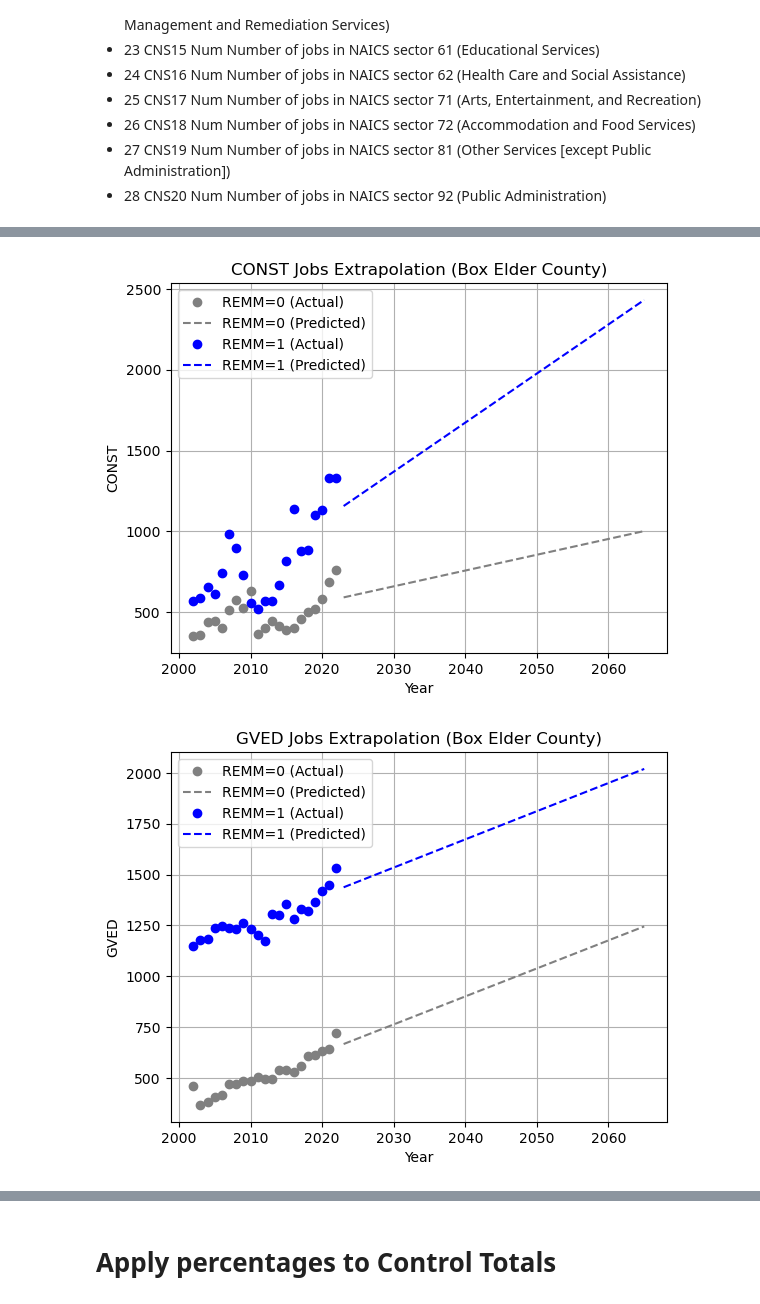
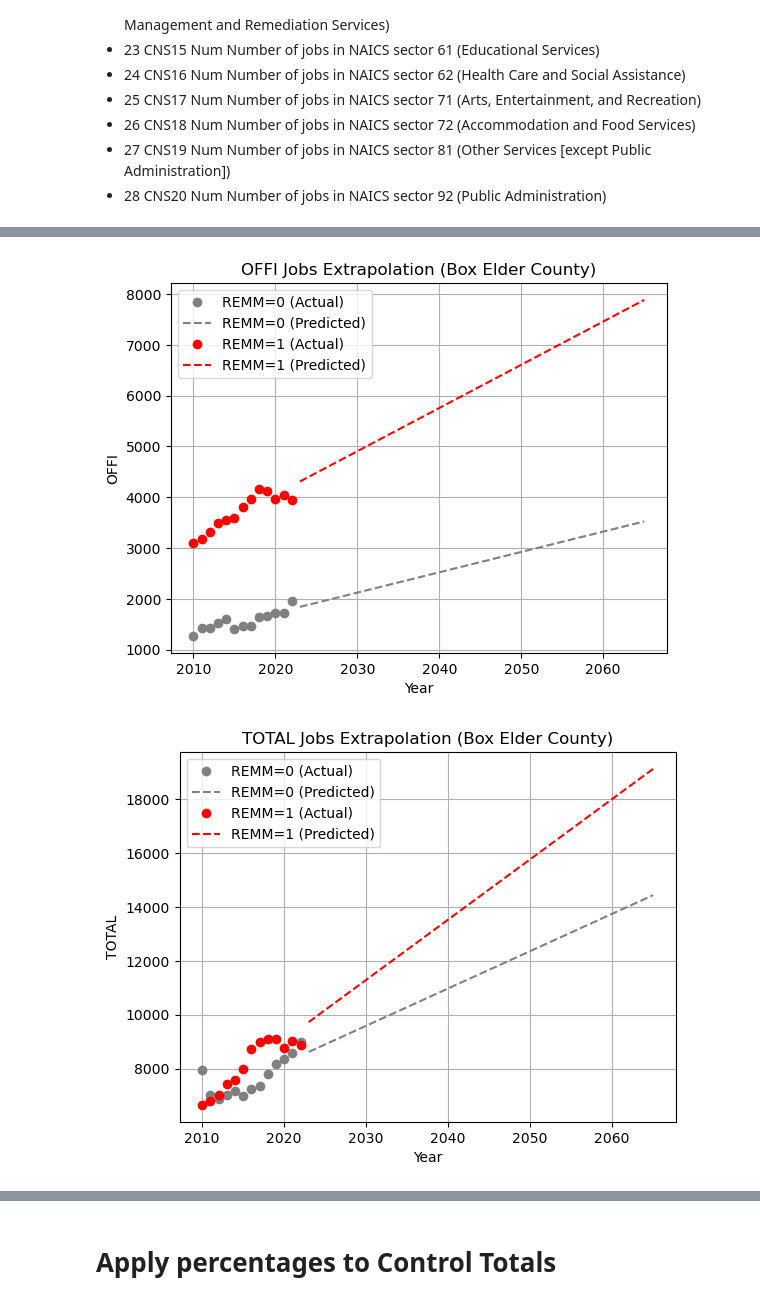
Before and after one commit to WFRCAnalytics/REMM-WF-Model-Area-Splits, a Jupyter notebook: Box-Elder-County-Split.ipynb, the cells around one changed output, grey strips where cells are left out. Saved outputs shown, nothing was run; the diff lists cells and outputs as text; code cells hidden in the pictures.

Commit message:
chart tweaks, added relative paths, added weber county

```diff
--- a/Box-Elder-County-Split.ipynb
+++ b/Box-Elder-County-Split.ipynb
@@ -317,7 +317,7 @@ future_years = np.arange(2023, 2066).reshape(-1, 1)
 # Fit models and predict
 preds = []
 
-color_map = {0: 'grey', 1: 'blue'}
+color_map = {0: 'grey', 1: 'green'}
 
 for remm_value in [0, 1]:
     df_subset = df_long[df_long['REMM'] == remm_value]
@@ -384,17 +384,23 @@ population_predicted_by_year.to_csv(os.path.join(outputs[0], 'POP_percentage_REM
 - 28 CNS20 Num Number of jobs in NAICS sector 92 (Public Administration)
 # %%
 def Calc_TDMSectors(lodes_df, year):
-    lodes_df[f'FOOD_{year}'] = lodes_df['CNS18']
-    lodes_df[f'OTHR_{year}'] = lodes_df['CNS14'] + lodes_df['CNS17'] + lodes_df['CNS11'] + lodes_df['CNS10'] + lodes_df['CNS19']
-    lodes_df[f'CONST_{year}'] = lodes_df['CNS04']
-    lodes_df[f'GVED_{year}'] = lodes_df['CNS15'] + lodes_df['CNS20']
-    lodes_df[f'AGRI_{year}'] = lodes_df['CNS01']
-    lodes_df[f'MING_{year}'] = lodes_df['CNS02']
-    lodes_df[f'HLTH_{year}'] = lodes_df['CNS16']
-    lodes_df[f'RETL_{year}'] = lodes_df['CNS07']
-    lodes_df[f'MANU_{year}'] = lodes_df['CNS05']
-    lodes_df[f'WSLE_{year}'] = lodes_df['CNS06'] + lodes_df['CNS08'] + lodes_df['CNS03']
-    lodes_df[f'OFFI_{year}'] = lodes_df['CNS13'] + lodes_df['CNS09'] + lodes_df['CNS12']
+    # lodes_df[f'FOOD_{year}'] = lodes_df['CNS18']
+    # lodes_df[f'OTHR_{year}'] = lodes_df['CNS14'] + lodes_df['CNS17'] + lodes_df['CNS11'] + lodes_df['CNS10'] + lodes_df['CNS19']
+    # lodes_df[f'CONST_{year}'] = lodes_df['CNS04']
+    # lodes_df[f'GVED_{year}'] = lodes_df['CNS15'] + lodes_df['CNS20']
+    # lodes_df[f'AGRI_{year}'] = lodes_df['CNS01']
+    # lodes_df[f'MING_{year}'] = lodes_df['CNS02']
+    # lodes_df[f'HLTH_{year}'] = lodes_df['CNS16']
+    # lodes_df[f'RETL_{year}'] = lodes_df['CNS07']
+    # lodes_df[f'MANU_{year}'] = lodes_df['CNS05']
+    # lodes_df[f'WSLE_{year}'] = lodes_df['CNS06'] + lodes_df['CNS08'] + lodes_df['CNS03']
+    # lodes_df[f'OFFI_{year}'] = lodes_df['CNS13'] + lodes_df['CNS09'] + lodes_df['CNS12']
+
+    lodes_df[f'RETL_{year}'] =  lodes_df['CNS07'] + lodes_df['CNS18']
+    lodes_df[f'IND_{year}'] = lodes_df['CNS06'] + lodes_df['CNS08'] + lodes_df['CNS03'] + lodes_df['CNS05']
+    lodes_df[f'OFFI_{year}'] = lodes_df['CNS13'] + lodes_df['CNS09'] + lodes_df['CNS12'] + lodes_df['CNS14'] + lodes_df['CNS17'] + lodes_df['CNS11'] + lodes_df['CNS10'] + lodes_df['CNS19'] + lodes_df['CNS16'] + lodes_df['CNS15'] + lodes_df['CNS20']
+    lodes_df[f'TOTAL_{year}'] =   lodes_df[f'RETL_{year}'] + lodes_df[f'IND_{year}'] + lodes_df[f'OFFI_{year}']
+
     return lodes_df
 # %%
 def Process_Employment(sector):
@@ -409,7 +415,7 @@ def Process_Employment(sector):
         year = int(os.path.basename(csv).split('_')[4].split('.')[0])
 
         # discard earlier data points
-        if year >= 2000:
+        if year >= 2010:
 
             emp_blk = pd.read_csv(csv)
             emp_blk = Calc_TDMSectors(emp_blk, year)
@@ -438,7 +444,7 @@ def Process_Employment(sector):
     # Fit models and predict
     preds = []
 
-    color_map = {0: 'grey', 1: 'blue'}
+    color_map = {0: 'grey', 1: 'red'}
 
     for remm_value in [0, 1]:
         df_subset = df_long[df_long['REMM'] == remm_value]
@@ -476,8 +482,8 @@ def Process_Employment(sector):
     emp_predicted_by_year[f"TOTAL_{sector}"] = emp_predicted_by_year[f'{sector}_UDOT'] + emp_predicted_by_year[f'{sector}_REMM']
     emp_predicted_by_year[f"{sector}_PCT_REMM"] = emp_predicted_by_year[f'{sector}_REMM'] / emp_predicted_by_year[f"TOTAL_{sector}"]
     emp_predicted_by_year[f"{sector}_PCT_UDOT"] = emp_predicted_by_year[f'{sector}_UDOT'] / emp_predicted_by_year[f"TOTAL_{sector}"]
-    emp_predicted_by_year.to_csv(os.path.join(outputs[0], f'{sector}_percentage_REMM_UDOT.csv'), index=False)
+    emp_predicted_by_year.to_csv(os.path.join(outputs[0], f'BoxElder_{sector}_percentage_REMM_UDOT.csv'), index=False)
 # %%
-for sector in ['FOOD', 'OTHR', 'CONST', 'GVED', 'AGRI', 'MING', 'HLTH', 'RETL', 'MANU', 'WSLE', 'OFFI']:
+for sector in ['RETL', 'IND', 'OFFI', 'TOTAL']:
     Process_Employment(sector)
 # %% [output]
@@ -486,2 +492,2 @@ for sector in ['FOOD', 'OTHR', 'CONST', 'GVED', 'AGRI', 'MING', 'HLTH', 'RETL',
-[figure, old version]
+[figure, new version]
-[figure, old version]
+[figure, new version]
```
Also changed, not shown: parts of 6 cells of this notebook, 17 other files.
